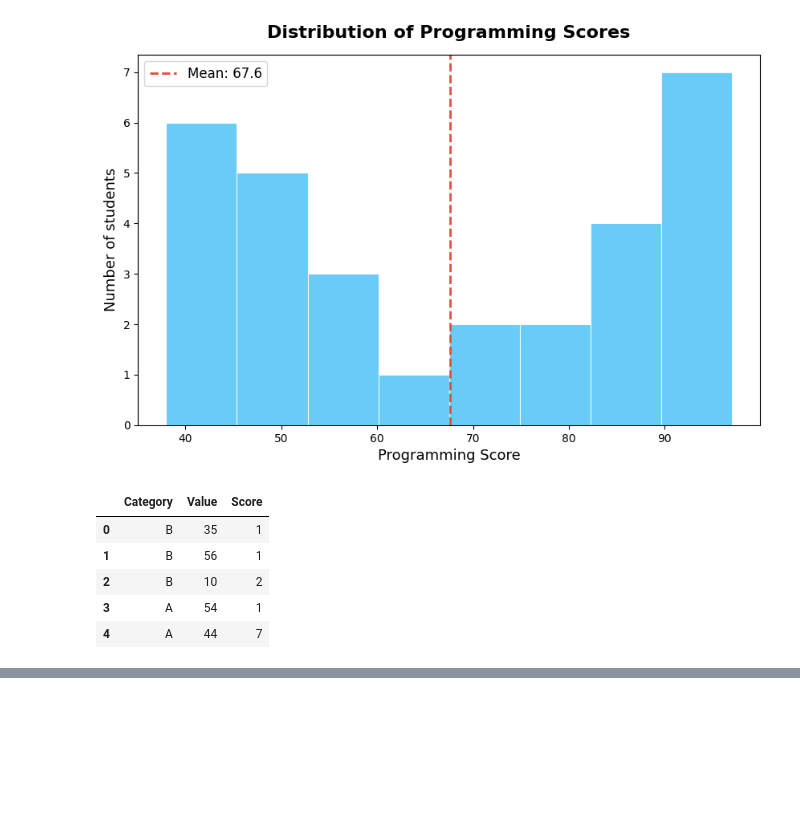
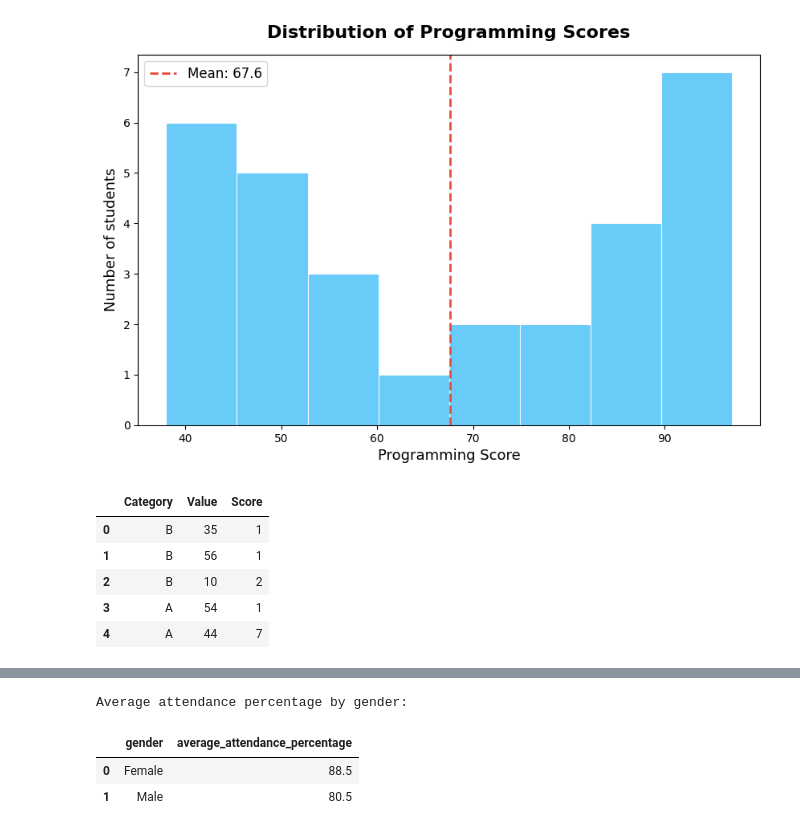
Before and after one commit to kanish-27/KanishKrishna-Codeboosters-Internship-2026, a Jupyter notebook: Day_02_Database_SQL_Visualization.ipynb, the cells around one changed output, grey strips where cells are left out. Cells and saved outputs as stored; diff of their text form; code cells hidden in the pictures; blank space fills up the shorter version.

```diff
--- a/Day_02_Database_SQL_Visualization.ipynb
+++ b/Day_02_Database_SQL_Visualization.ipynb
@@ -457,0 +550,19 @@ fig.show()
+# %%
+import pandas as pd # Ensure pandas is imported
+query_4 = """
+SELECT
+    gender,
+    ROUND(AVG(attendance_percentage), 1) AS average_attendance_percentage
+FROM
+    students
+GROUP BY
+    gender;
+"""
+avg_attendance_df = pd.read_sql_query(query_4, conn)
+print("Average attendance percentage by gender:")
+display(avg_attendance_df)
+# %% [output]
+Average attendance percentage by gender:
+|  | gender | average_attendance_percentage |
+| 0 | Female | 88.5 |
+| 1 | Male | 80.5 |
```
Also changed, not shown: parts of 6 cells of this notebook.
